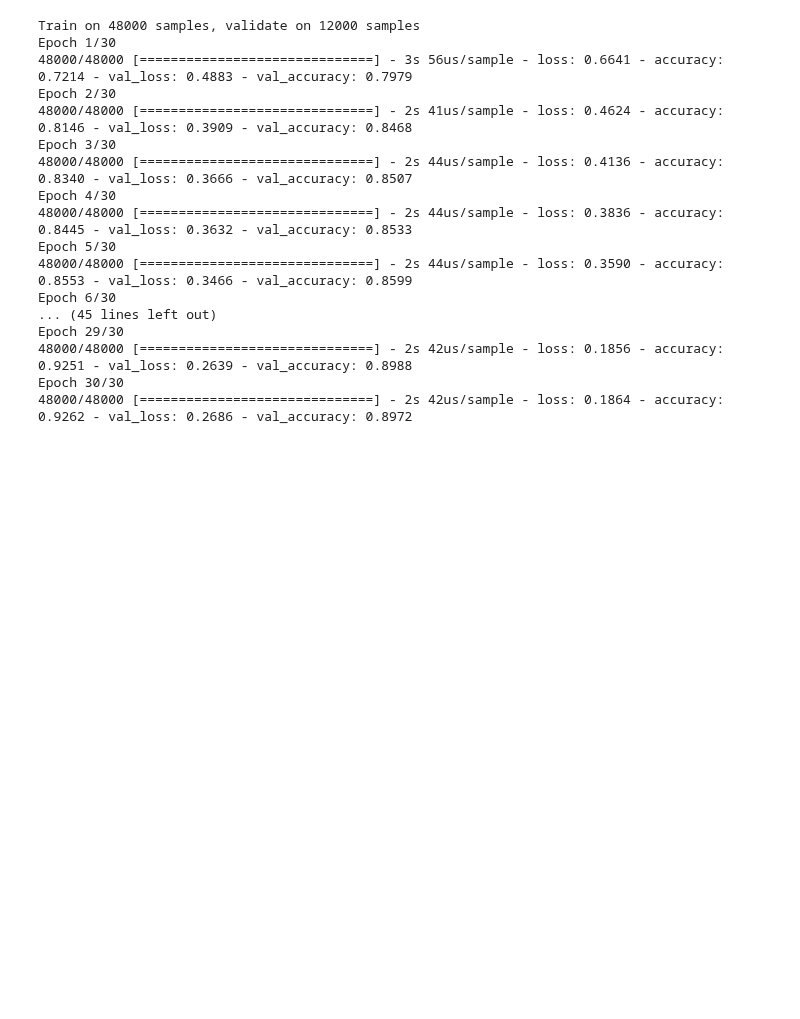
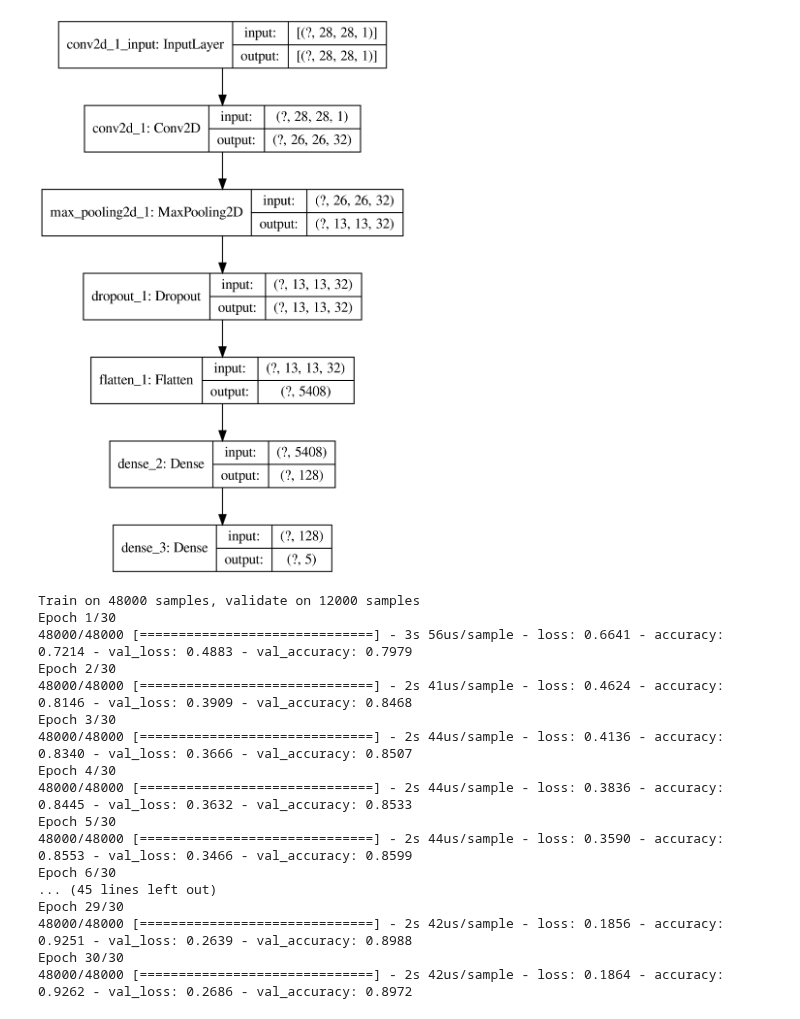
Before and after one commit to Tiankai-Jiang/ECE657A-A3, a Jupyter notebook: part2.ipynb, the cells around one changed output. Saved outputs shown, nothing was run; the diff lists cells and outputs as text; code cells hidden in the pictures; blank space fills up the shorter version.

Commit message:
added CNN1 plot

```diff
--- a/part2.ipynb
+++ b/part2.ipynb
@@ -33,6 +33,18 @@ dfTest = pd.read_csv('testX.csv')
 X_train, X_val, y_train, y_val = train_test_split(MinMaxScaler().fit_transform(df.iloc[:,1:]).reshape((-1, 28, 28, 1)), to_categorical(df.iloc[:,0], num_classes=5), test_size=0.2, random_state=42)
 # X_train, X_test, y_train, y_test = train_test_split(MinMaxScaler().fit_transform(df.iloc[:,1:]).reshape((-1, 28, 28, 1)), to_categorical(df.iloc[:,0], num_classes=5), test_size=0.2, random_state=42)
 # X_val, X_test, y_val, y_test = train_test_split(X_test, y_test, test_size = 0.67, random_state = 42)
+# %%
+CNN1 = Sequential([
+    Conv2D(filters=32, kernel_size=(3, 3), activation='relu', input_shape=(28,28,1)),
+    MaxPool2D(pool_size=(2, 2)),
+    Dropout(0.5),
+    Flatten(),
+    Dense(128, activation='relu'),
+    Dense(5, activation='softmax')
+])
+plot_model(model = CNN1, to_file='CNN1.png', show_shapes=True, show_layer_names=True, rankdir='TB', expand_nested=False, dpi=300)
+# %% [output]
+[figure, added]
 # %%
 CNN1 = Sequential([
     Conv2D(filters=32, kernel_size=(3, 3), activation='relu', input_shape=(28,28,1)),
```
Also changed, not shown: 1 other file.
